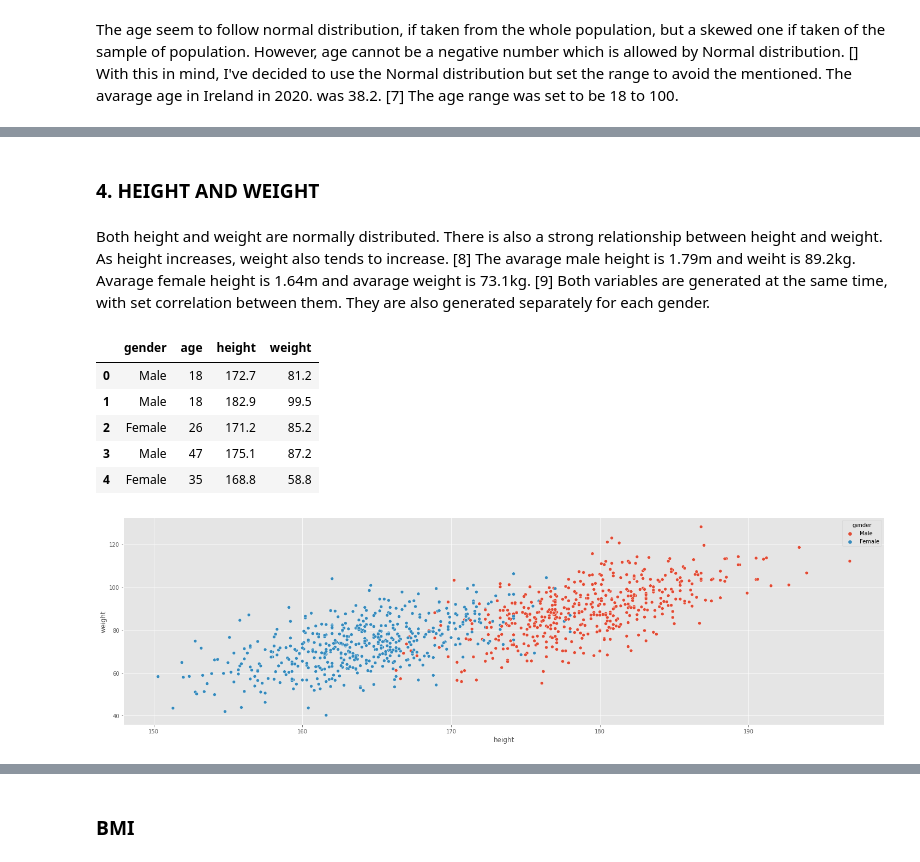
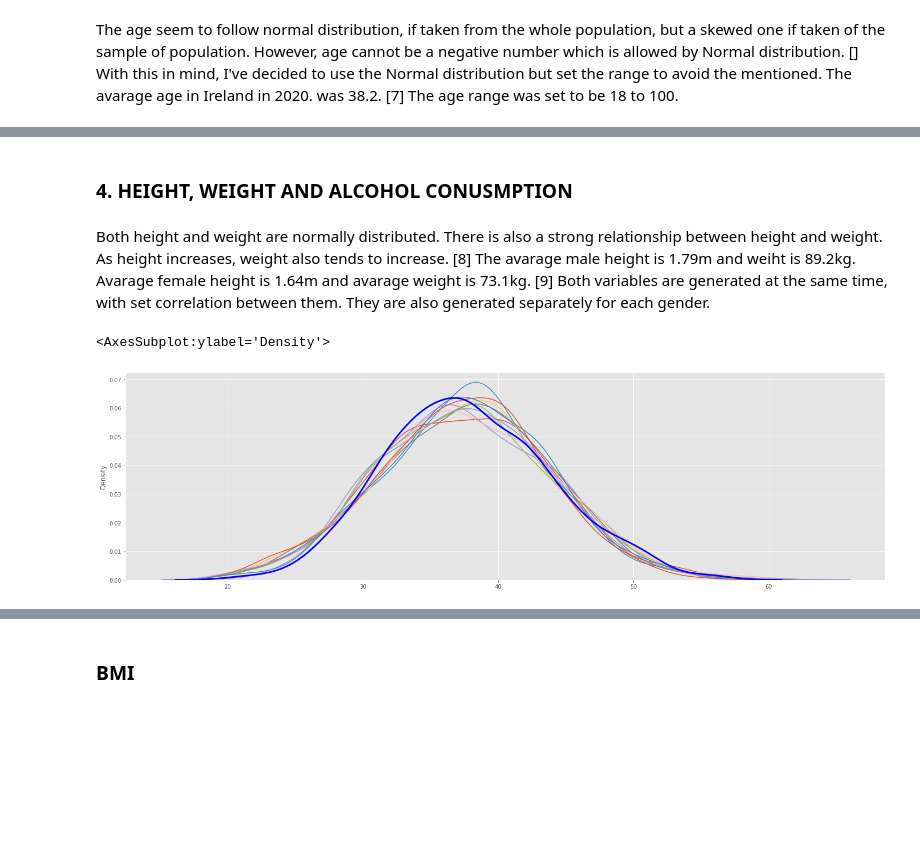
Before and after one commit to AnteDujic/Programming-for-Data-Analysis_project, a Jupyter notebook: bmi_ireland.ipynb, the cells around one changed output, grey strips where cells are left out. Cells and saved outputs as stored; diff of their text form; code cells hidden in the pictures; blank space fills up the shorter version.

Commit message:
Alcohol consumption correlation

```diff
--- a/bmi_ireland.ipynb
+++ b/bmi_ireland.ipynb
@@ -117,47 +127,18 @@ plt.show()
 # %% [markdown]
-### 4. HEIGHT AND WEIGHT
+### 4. HEIGHT, WEIGHT AND ALCOHOL CONUSMPTION
 # %% [markdown]
 Both height and weight are normally distributed. There is also a strong relationship between height and weight. As height increases, weight also tends to increase. [8] The avarage male height is 1.79m and weiht is 89.2kg. Avarage female height is 1.64m and avarage weight is 73.1kg. [9]  Both variables are generated at the same time, with set correlation between them. They are also generated separately for each gender.
-# %%
-# Defining a function.
-def applyFunc(s):
-    if s == "Male": # If male.
-        # Create an array of height and weight.
-        m_means = [179, 89.2] # mean for height and weight.
-        m_stds = [5, 12] #standard deviation
-        m_corr = 0.6 # correlation
-        m_covs = [[m_stds[0]**2, m_stds[0]*m_stds[1]*m_corr],
-                [m_stds[0]*m_stds[1]*m_corr, m_stds[1]**2]]
-        m_data = rng.multivariate_normal(m_means, m_covs)
-        m_data = m_data.round(1)
-        return m_data[0], m_data[1]
-    if s == "Female": # If female.
-         # Create an array of height and weight.
-        f_means = [164, 73.1] # mean for height and weight.
-        f_stds = [5, 12] #standard deviation
-        f_corr = 0.6 # correlation
-        f_covs = [[f_stds[0]**2, f_stds[0]*f_stds[1]*f_corr],
-                [f_stds[0]*f_stds[1]*f_corr, f_stds[1]**2]]
-        f_data = rng.multivariate_normal(f_means, f_covs)
-        f_data = f_data.round(1)
-        return f_data[0], f_data[1]
-
-# Create an array based on gender
-height_weight = df["gender"].apply(applyFunc)
-# Assign array elements [3]
-df["height"]= height_weight.str[0]
-df["weight"]= height_weight.str[1]
-# Current dataset
-df.head()
-# %% [output]
-|  | gender | age | height | weight |
-| 0 | Male | 18 | 172.7 | 81.2 |
-| 1 | Male | 18 | 182.9 | 99.5 |
-| 2 | Female | 26 | 171.2 | 85.2 |
-| 3 | Male | 47 | 175.1 | 87.2 |
-| 4 | Female | 35 | 168.8 | 58.8 |
-# %%
-sns.scatterplot (x = df["height"], y = df["weight"], hue = df["gender"])
-plt.show()
-# %% [output]
-[figure, removed]
+# %%
+for seed in range (10):
+    rng = np.random.default_rng(seed)
+
+    n = []
+    for i in range(1000):
+        a = np.clip(np.random.normal(37.5, 6.3), 20, 100)
+        n.append((a))
+    sns.kdeplot(n, alpha = 0.7)
+m = rng.gamma(38.57,0.98, 1000)
+sns.kdeplot (m, linewidth = 3, color = "b")
+# %% [output]
+<AxesSubplot:ylabel='Density'>
+[figure, added]
```
Also changed, not shown: parts of 24 cells of this notebook, 1 other file.
